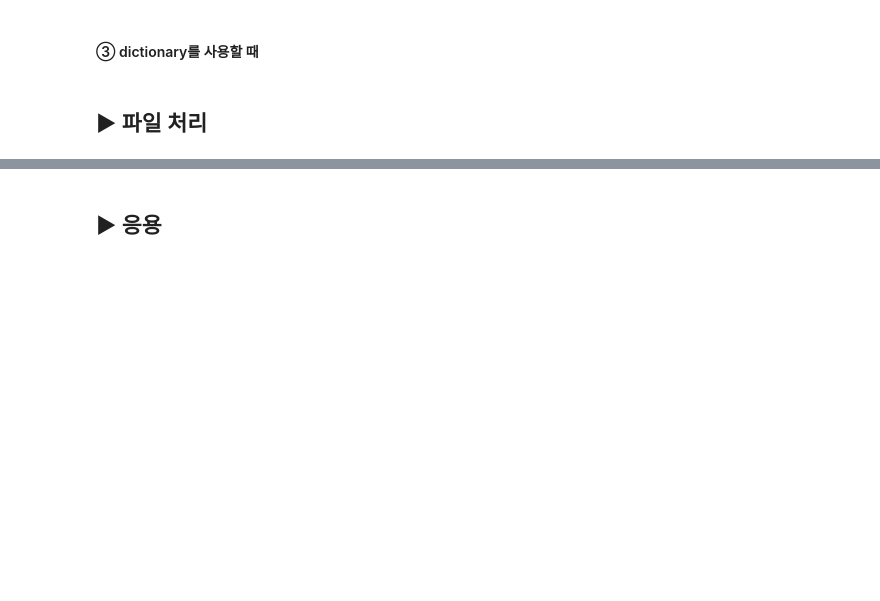
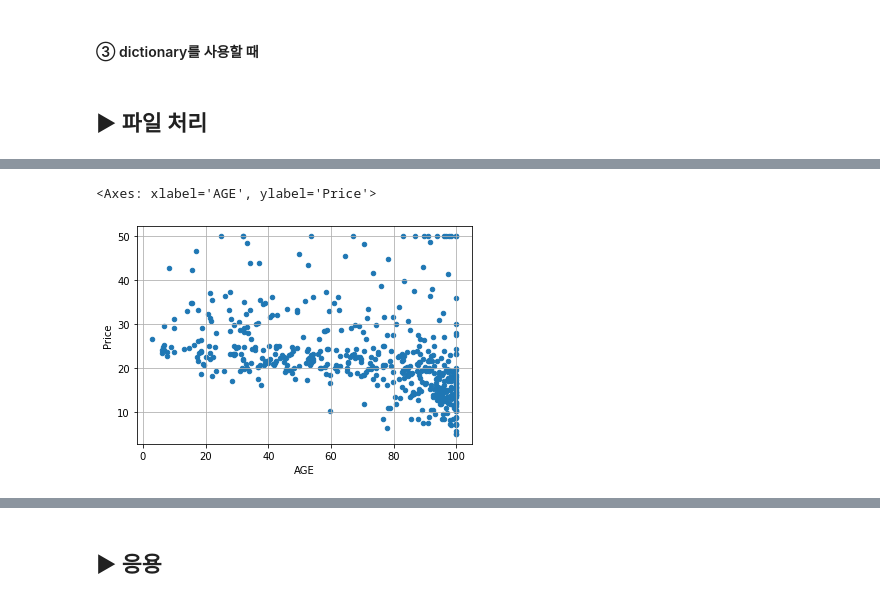
Before and after one commit to gymnopedy01/ictis-2023-ai, a Jupyter notebook: 다운로드/배포_Pandas_핵심.ipynb, the cells around one changed output, grey strips where cells are left out. Drawn from its saved outputs; the diff is of its cells as text; code cells hidden in the pictures; blank space fills up the shorter version.

```diff
--- a/다운로드/배포_Pandas_핵심.ipynb
+++ b/다운로드/배포_Pandas_핵심.ipynb
@@ -174,0 +342,5 @@ PATH= '/content/drive/MyDrive/ICTIS_2023/data/'
+# %%
+df.plot(kind='scatter', x='AGE', y='Price', grid=True)
+# %% [output]
+<Axes: xlabel='AGE', ylabel='Price'>
+[figure, added]
```
Also changed, not shown: parts of 44 cells of this notebook.
